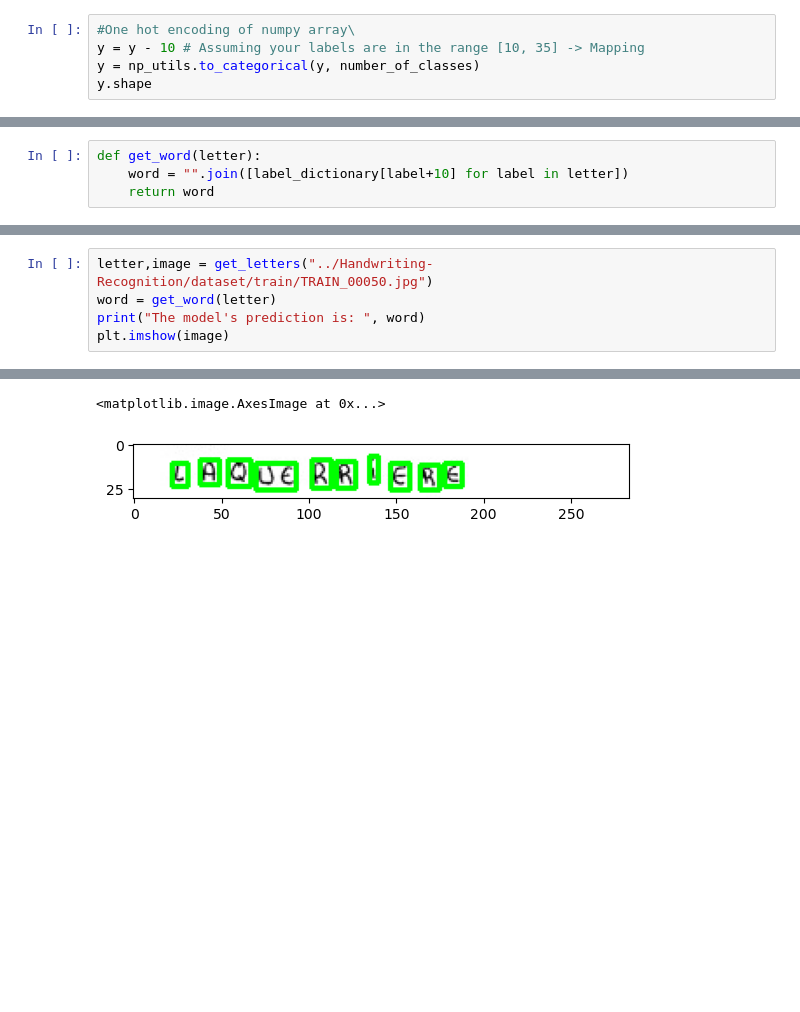
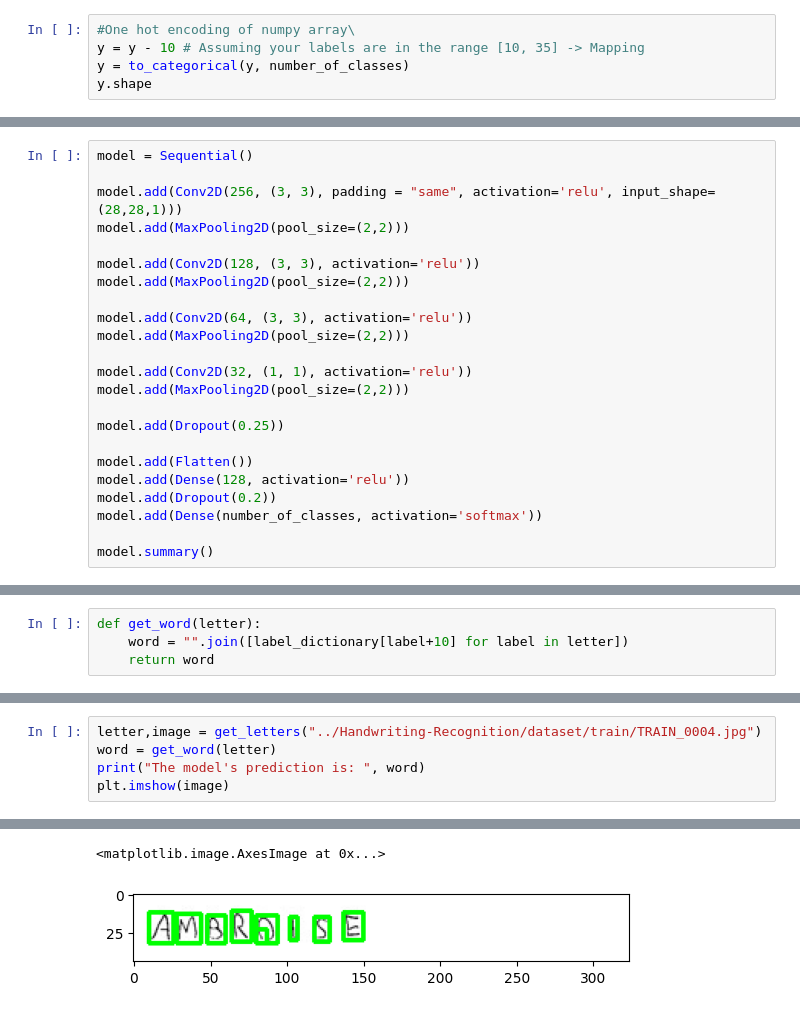
Before and after one commit to aldaonggar/Handwriting-Recognition, a Jupyter notebook: hw_recog.ipynb, the cells around one changed output, grey strips where cells are left out. Drawn from its saved outputs; the diff is of its cells as text; blank space fills up the shorter version.

Commit message:
Added new more complex CNN model

```diff
--- a/hw_recog.ipynb
+++ b/hw_recog.ipynb
@@ -197,7 +212,7 @@ number_of_classes
 # %%
 #One hot encoding of numpy array\
 y = y - 10 # Assuming your labels are in the range [10, 35] -> Mapping
-y = np_utils.to_categorical(y, number_of_classes)
+y = to_categorical(y, number_of_classes)
 y.shape
 # %% [output]
 (72798, 26)
@@ -289,0 +291,23 @@ _________________________________________________________________
+# %%
+model = Sequential()
+
+model.add(Conv2D(256, (3, 3), padding = "same", activation='relu', input_shape=(28,28,1)))
+model.add(MaxPooling2D(pool_size=(2,2)))
+
+model.add(Conv2D(128, (3, 3), activation='relu'))
+model.add(MaxPooling2D(pool_size=(2,2)))
+
+model.add(Conv2D(64, (3, 3), activation='relu'))
+model.add(MaxPooling2D(pool_size=(2,2)))
+
+model.add(Conv2D(32, (1, 1), activation='relu'))
+model.add(MaxPooling2D(pool_size=(2,2)))
+
+model.add(Dropout(0.25))
+
+model.add(Flatten())
+model.add(Dense(128, activation='relu'))
+model.add(Dropout(0.2))
+model.add(Dense(number_of_classes, activation='softmax'))
+
+model.summary()
@@ -452,7 +492,7 @@ The model's prediction is:  JAFFEUX
 <matplotlib.image.AxesImage at 0x...>
 [figure]
 # %%
-letter,image = get_letters("../Handwriting-Recognition/dataset/train/TRAIN_00050.jpg")
+letter,image = get_letters("../Handwriting-Recognition/dataset/train/TRAIN_0004.jpg")
 word = get_word(letter)
 print("The model's prediction is: ", word)
 plt.imshow(image)
@@ -471,5 +510,5 @@ The model's prediction is:  LAQURRIERE
 <matplotlib.image.AxesImage at 0x...>
-[figure, old version]
+[figure, new version]
 # %%
 letter,image = get_letters("../Handwriting-Recognition/dataset/train/TRAIN_00064.jpg")
 word = get_word(letter)
```
Also changed, not shown: parts of 18 cells of this notebook, 1 other file.
